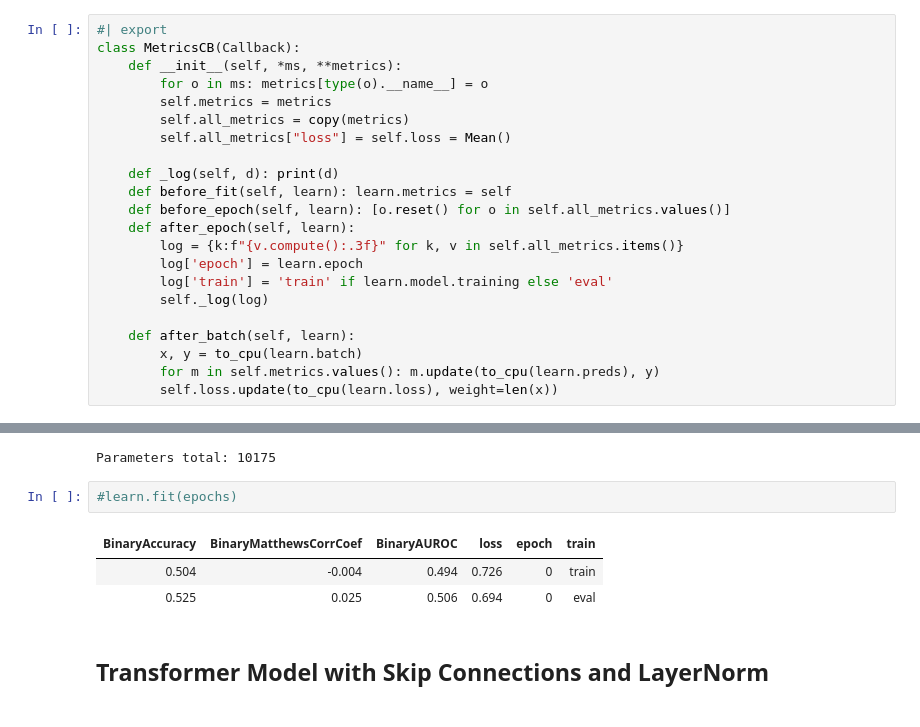
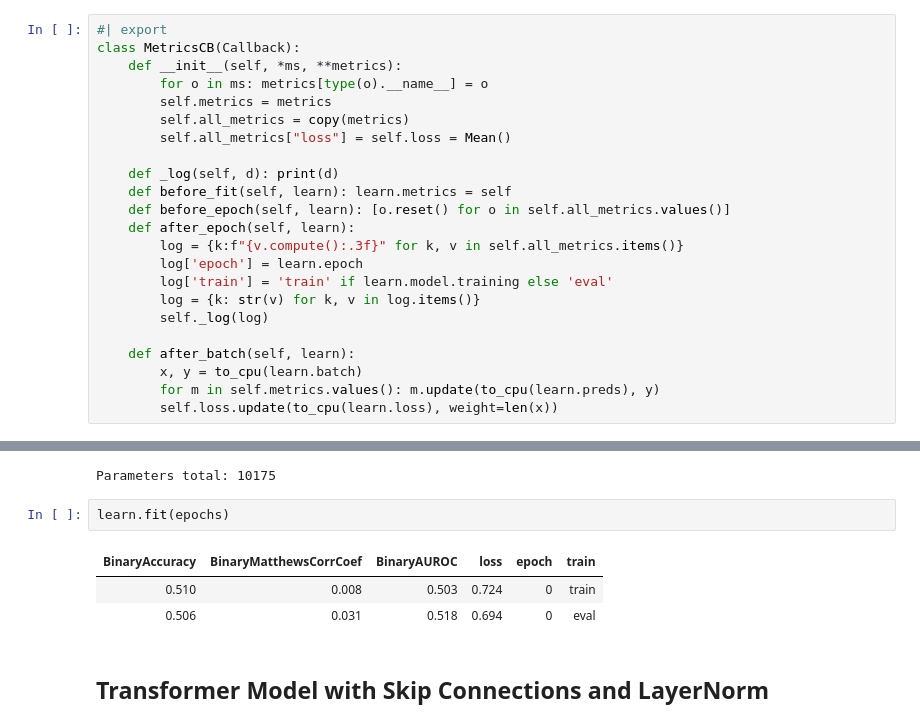
Before and after one commit to frenio/atai, a Jupyter notebook: nbs/00_core.ipynb, the cells around one changed output, grey strips where cells are left out. Cells and saved outputs as stored; diff of their text form.

```diff
--- a/nbs/00_core.ipynb
+++ b/nbs/00_core.ipynb
@@ -449,6 +449,7 @@ class MetricsCB(Callback):
         log = {k:f"{v.compute():.3f}" for k, v in self.all_metrics.items()}
         log['epoch'] = learn.epoch
         log['train'] = 'train' if learn.model.training else 'eval'
+        log = {k: str(v) for k, v in log.items()}
         self._log(log)
 
     def after_batch(self, learn):
@@ -854,11 +855,11 @@ print(f"Parameters total: {sum(p.nelement() for p in model.parameters())}")
 # %% [output]
 Parameters total: 10175
 # %%
-#learn.fit(epochs)
+learn.fit(epochs)
 # %% [output]
 | BinaryAccuracy | BinaryMatthewsCorrCoef | BinaryAUROC | loss | epoch | train |
-| 0.504 | -0.004 | 0.494 | 0.726 | 0 | train |
-| 0.525 | 0.025 | 0.506 | 0.694 | 0 | eval |
+| 0.510 | 0.008 | 0.503 | 0.724 | 0 | train |
+| 0.506 | 0.031 | 0.518 | 0.694 | 0 | eval |
 # %% [markdown]
 ## Transformer Model with Skip Connections and LayerNorm
 # %% [markdown]
```
Also changed, not shown: parts of 4 cells of this notebook, 1 other file.
